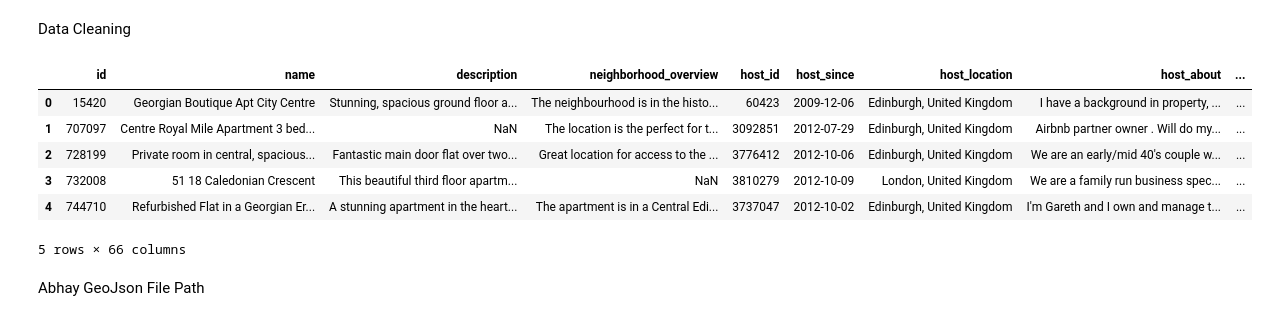
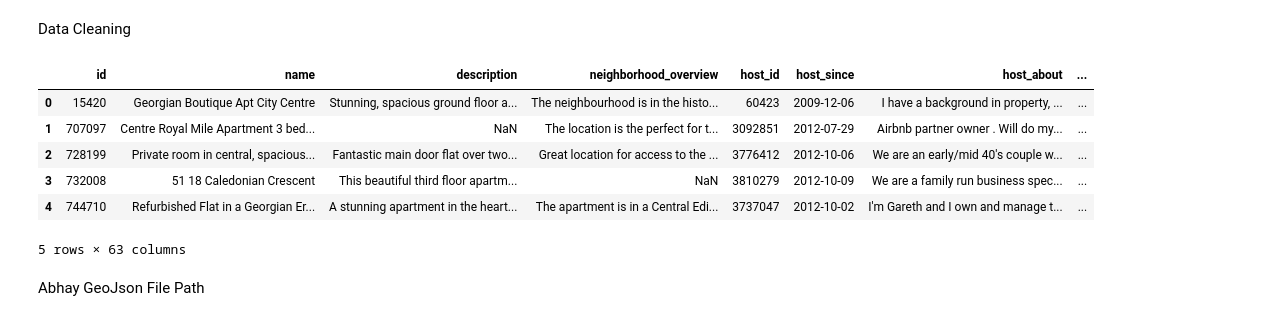
Before and after one commit to Arnesh997/FDS-Airbnb, a Jupyter notebook: main.ipynb, the cells around one changed output. Saved outputs shown, nothing was run; the diff lists cells and outputs as text; code cells hidden in the pictures.

```diff
--- a/main.ipynb
+++ b/main.ipynb
@@ -22,7 +22,7 @@ listings_df = pd.read_csv(listings_filepath)
 Data Cleaning
 # %%
 # Deleting Unnecessary Columns
-columns = ['host_url', 'host_name', 'listing_url', 'scrape_id', 'last_scraped', 'source', 'calendar_updated', 'calendar_last_scraped','picture_url', 'neighbourhood_group_cleansed','license']
+columns = ['host_url', 'host_name', 'listing_url', 'scrape_id', 'last_scraped', 'source', 'calendar_updated', 'calendar_last_scraped','picture_url', 'neighbourhood_group_cleansed','license', 'host_location', 'first_review', 'last_review']
 listings_df.drop(columns=columns, inplace=True)
 
 # Converting columns with (True, False) to (1, 0)
@@ -34,40 +34,40 @@ replace_dict = {'instant_bookable':{'t':1, 'f':0},
                 }
 listings_df = listings_df.replace(replace_dict)
 
 # Removing HTML tags from description
 def remove_html_tags(text):
     if pd.isna(text):
         return text
     soup = BeautifulSoup(text, 'html.parser')
     return soup.get_text()
 
 listings_df['description'] = listings_df['description'].apply(remove_html_tags)
 
 # Creating parking column and assigning the rows with parking feature
 parking_rows = listings_df[(listings_df['name'].str.contains('parking', case=False)) |
                            (listings_df['amenities'].apply(lambda x: 'parking' in x))]
 
 listings_df['Parking'] = 0
 listings_df.loc[parking_rows.index, 'Parking'] = 1
 
 # Creating room_type_num column to store unique types in room_type
 room_type_labels, room_type_unique = pd.factorize(listings_df['room_type'])
 listings_df['room_type_num'] = room_type_labels
 
 # Removing % symbol
 listings_df['host_acceptance_rate'] = listings_df['host_acceptance_rate'].str.replace('%', '')
 listings_df['host_response_rate'] = listings_df['host_response_rate'].str.replace('%', '')
 
 
 listings_df.head()
 # %% [output]
-|  | id | name | description | neighborhood_overview | host_id | host_since | host_location | host_about | ... |
-| 0 | 15420 | Georgian Boutique Apt City Centre | Stunning, spacious ground floor a... | The neighbourhood is in the histo... | 60423 | 2009-12-06 | Edinburgh, United Kingdom | I have a background in property, ... | ... |
-| 1 | 707097 | Centre Royal Mile Apartment 3 bed... | NaN | The location is the perfect for t... | 3092851 | 2012-07-29 | Edinburgh, United Kingdom | Airbnb partner owner . Will do my... | ... |
-| 2 | 728199 | Private room in central, spacious... | Fantastic main door flat over two... | Great location for access to the ... | 3776412 | 2012-10-06 | Edinburgh, United Kingdom | We are an early/mid 40's couple w... | ... |
-| 3 | 732008 | 51 18 Caledonian Crescent | This beautiful third floor apartm... | NaN | 3810279 | 2012-10-09 | London, United Kingdom | We are a family run business spec... | ... |
-| 4 | 744710 | Refurbished Flat in a Georgian Er... | A stunning apartment in the heart... | The apartment is in a Central Edi... | 3737047 | 2012-10-02 | Edinburgh, United Kingdom | I'm Gareth and I own and manage t... | ... |
+|  | id | name | description | neighborhood_overview | host_id | host_since | host_about | ... |
+| 0 | 15420 | Georgian Boutique Apt City Centre | Stunning, spacious ground floor a... | The neighbourhood is in the histo... | 60423 | 2009-12-06 | I have a background in property, ... | ... |
+| 1 | 707097 | Centre Royal Mile Apartment 3 bed... | NaN | The location is the perfect for t... | 3092851 | 2012-07-29 | Airbnb partner owner . Will do my... | ... |
+| 2 | 728199 | Private room in central, spacious... | Fantastic main door flat over two... | Great location for access to the ... | 3776412 | 2012-10-06 | We are an early/mid 40's couple w... | ... |
+| 3 | 732008 | 51 18 Caledonian Crescent | This beautiful third floor apartm... | NaN | 3810279 | 2012-10-09 | We are a family run business spec... | ... |
+| 4 | 744710 | Refurbished Flat in a Georgian Er... | A stunning apartment in the heart... | The apartment is in a Central Edi... | 3737047 | 2012-10-02 | I'm Gareth and I own and manage t... | ... |
-5 rows × 66 columns
+5 rows × 63 columns
 # %% [markdown]
 Abhay GeoJson File Path
 # %%
```
Also changed, not shown: 1 other file.
